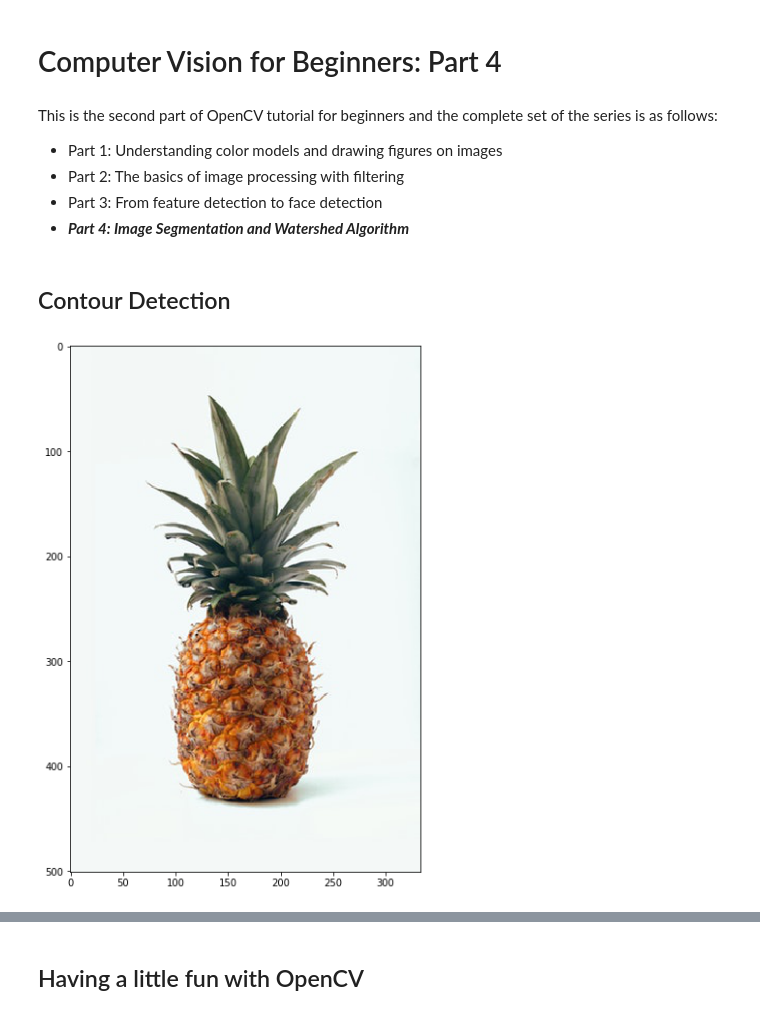
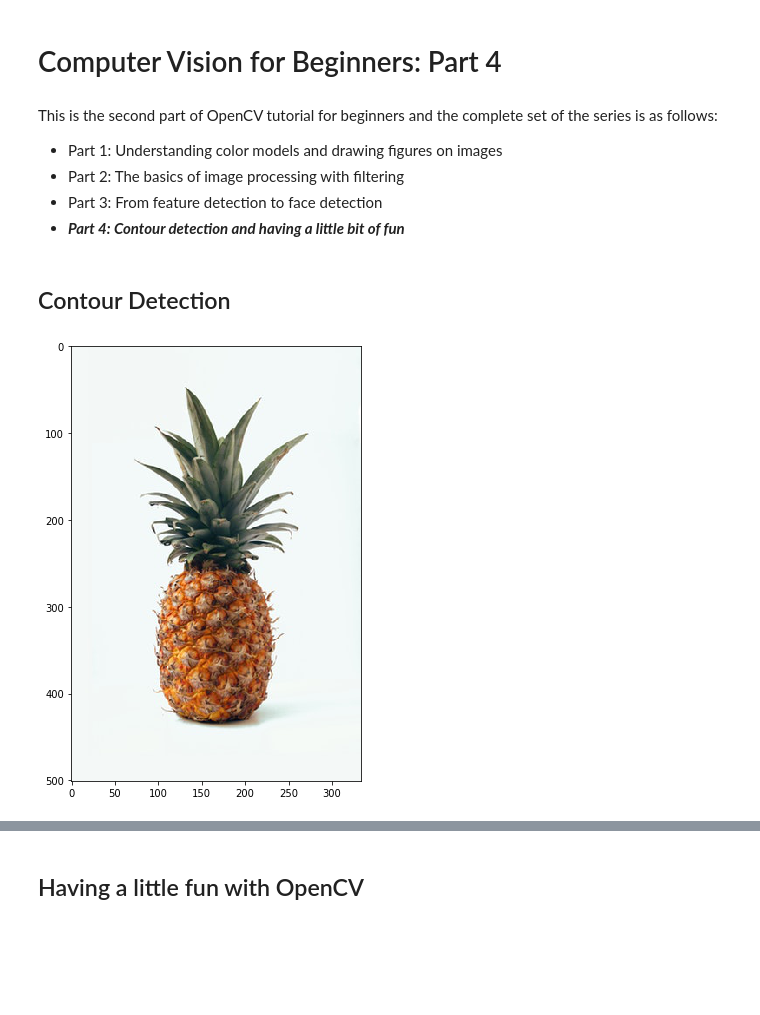
Before and after one commit to jjone36/vision_4_beginners, a Jupyter notebook: part4_contour_mapping.ipynb, the cells around one changed output, grey strips where cells are left out. Drawn from its saved outputs; the diff is of its cells as text; code cells hidden in the pictures; blank space fills up the shorter version.

Commit message:
renaming part 4

```diff
--- a/part4_contour_mapping.ipynb
+++ b/part4_contour_mapping.ipynb
@@ -6,7 +6,7 @@ This is the second part of OpenCV tutorial for beginners and the complete set of
 - Part 1: Understanding color models and drawing figures on images
 - Part 2: The basics of image processing with filtering
 - Part 3: From feature detection to face detection
-- ***Part 4: Image Segmentation and Watershed Algorithm***
+- ***Part 4: Contour detection and having a little bit of fun***
 # %%
 import cv2
 import numpy as np
@@ -14,17 +14,17 @@ import matplotlib.pyplot as plt
 %matplotlib inline
 # %%
 def display(img, cmap = None):
-    fig = plt.figure(figsize=(10,10))
+    fig = plt.figure(figsize=(10,8))
     ax = fig.add_subplot(111)
     ax.imshow(img, cmap = cmap)
 # %% [markdown]
 ## Contour Detection
 # %%
 # load the iamge
-img = cv2.imread('images/banana.jpg')
+img = cv2.imread('images/pine_apple.jpg')
 img = cv2.cvtColor(img, cv2.COLOR_BGR2RGB)
 display(img)
 # %% [output]
-[figure, old version]
+[figure, new version]
 # %%
 # Blurring for removing the noise
```
Also changed, not shown: parts of 22 cells of this notebook, 5 other files.
